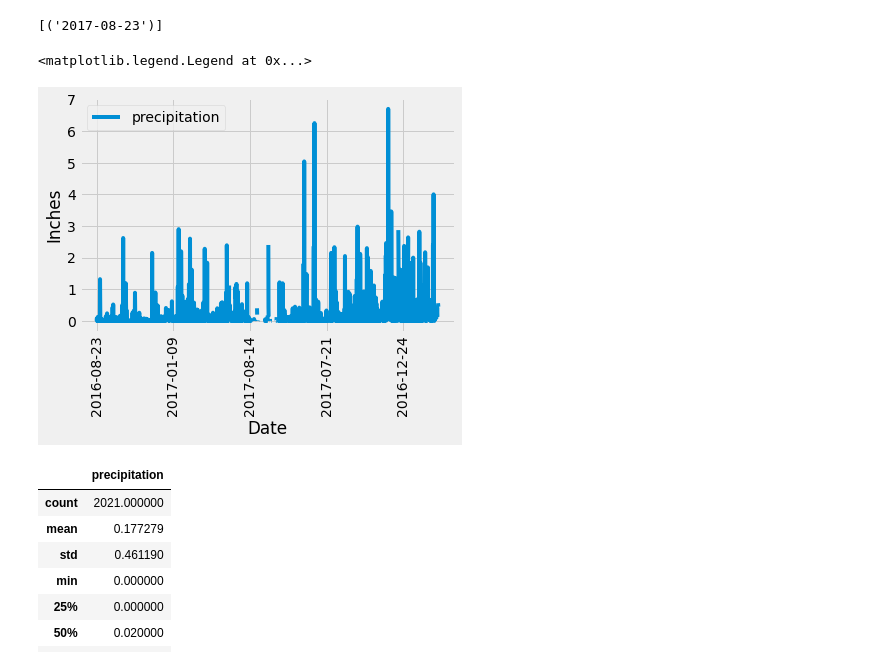
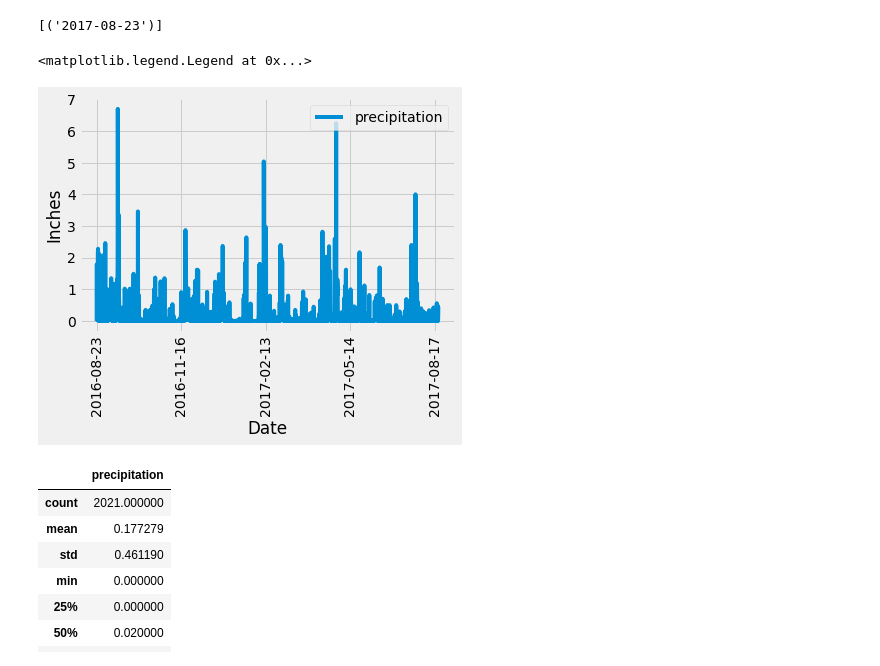
Before and after one commit to saronraut/sqlalchemy-Challenge, a Jupyter notebook: Instructions/climate_starter.ipynb, the cells around one changed output. Saved outputs shown, nothing was run; the diff lists cells and outputs as text; code cells hidden in the pictures.

```diff
--- a/Instructions/climate_starter.ipynb
+++ b/Instructions/climate_starter.ipynb
@@ -47,31 +45,31 @@ last_date
 # %%
 # Design a query to retrieve the last 12 months of precipitation data and plot the results
 
 # Calculate the date 1 year ago from the last data point in the database
 year_ago = dt.date(2017,8,23) - dt.timedelta(days=365)
 
 # Perform a query to retrieve the data and precipitation scores
 db_retrieve = session.query(measurement.date, measurement.prcp).filter(measurement.date >= year_ago).all()
 
 # Save the query results as a Pandas DataFrame and set the index to the date column
 df_measurement = pd.DataFrame(db_retrieve, columns=['date', 'precipitation'])
 
 # Sort the dataframe by date
 df_measurement = df_measurement.sort_values("date")
 #noticed there were some Nan values in the DB. so Nan values were dropped
 df_measurement = df_measurement.dropna(how ='any')
 df_measurement = df_measurement.reset_index(drop = True)
 
 
 # Use Pandas Plotting with Matplotlib to plot the data
-df.plot(x='date', y='precipitation')
+df_measurement.plot(x='date', y='precipitation')
 plt.xticks(rotation = 90)
 plt.xlabel("Date")
 plt.ylabel("Inches")
-plt.legend(loc = 'best')
+plt.legend(loc = 'upper right')
 # %% [output]
 <matplotlib.legend.Legend at 0x...>
-[figure, old version]
+[figure, new version]
 # %%
 # Use Pandas to calcualte the summary statistics for the precipitation data
 df_measurement.describe()
```
Also changed, not shown: parts of 2 cells of this notebook.
